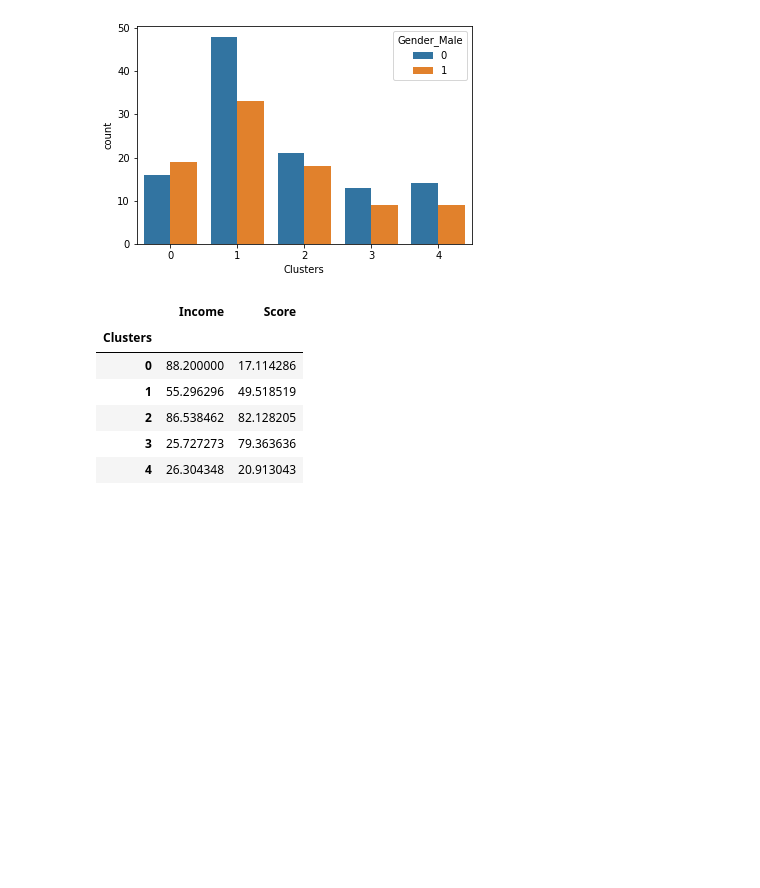
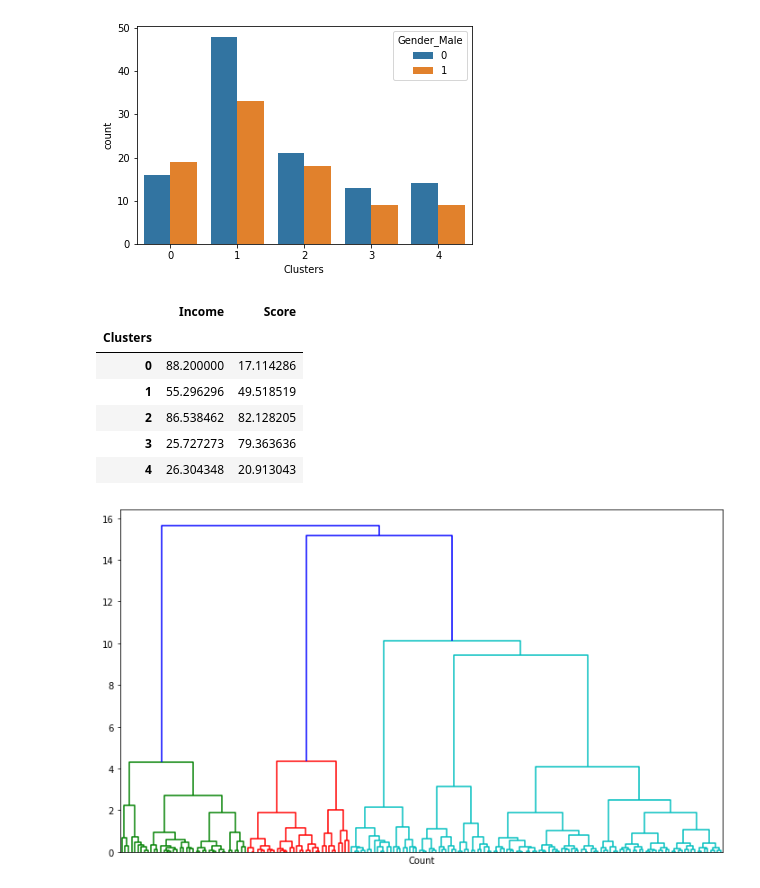
Before and after one commit to guyzsarun/Kaggle, a Jupyter notebook: Mall Customer Segment/mall.ipynb, the cells around one changed output. Cells and saved outputs as stored; diff of their text form; code cells hidden in the pictures; blank space fills up the shorter version.

```diff
--- a/Mall Customer Segment/mall.ipynb
+++ b/Mall Customer Segment/mall.ipynb
@@ -159,3 +159,8 @@ mean
 | 2 | 86.538462 | 82.128205 |
 | 3 | 25.727273 | 79.363636 |
 | 4 | 26.304348 | 20.913043 |
+# %%
+from sklearn.preprocessing import StandardScaler
+scaler = StandardScaler()
+# %%
+std=scaler.fit_transform(df[['Income','Score']])
@@ -161,0 +169,8 @@ mean
+# %%
+cluster = linkage(std,method='ward')
+plt.figure(figsize=(12,7))
+plt.xlabel("Count")
+dendrogram(cluster,show_leaf_counts=False,no_labels=True,truncate_mode='level',p=10);
+plt.show()
+# %% [output]
+[figure, added]
```
Also changed, not shown: parts of 3 cells of this notebook, 11 other files.
